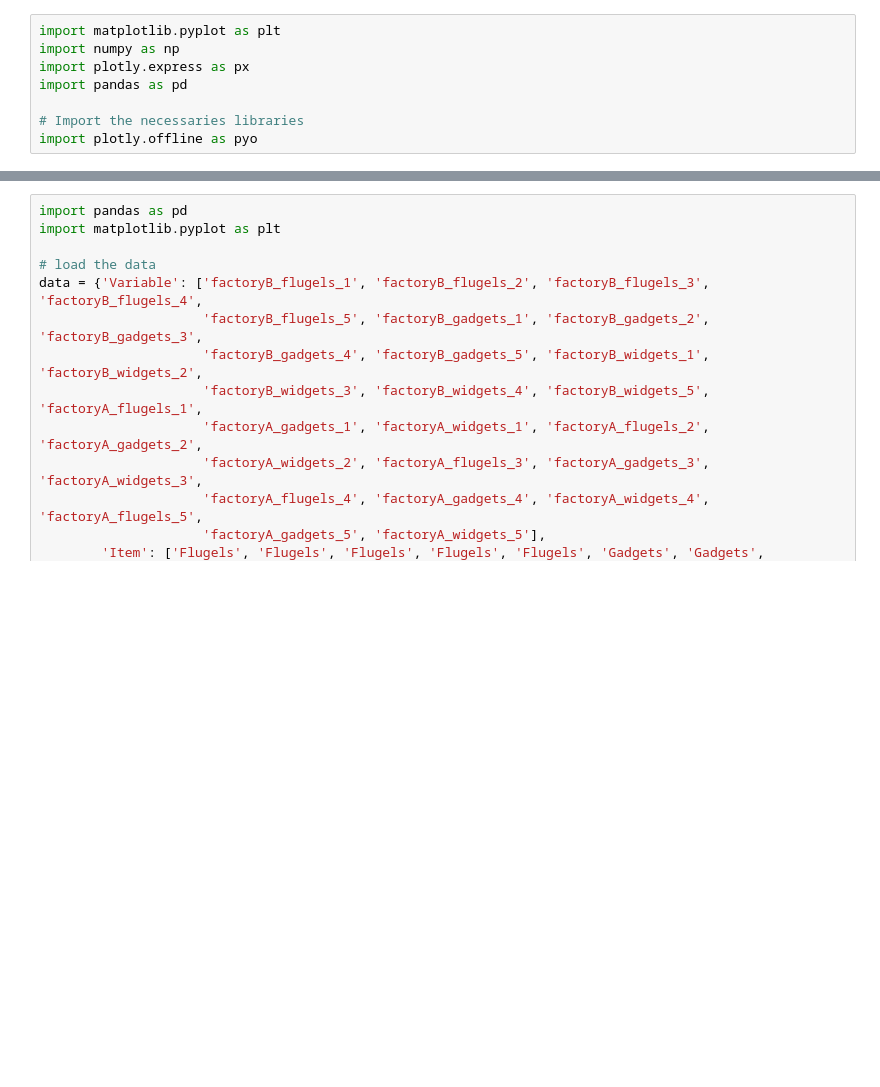
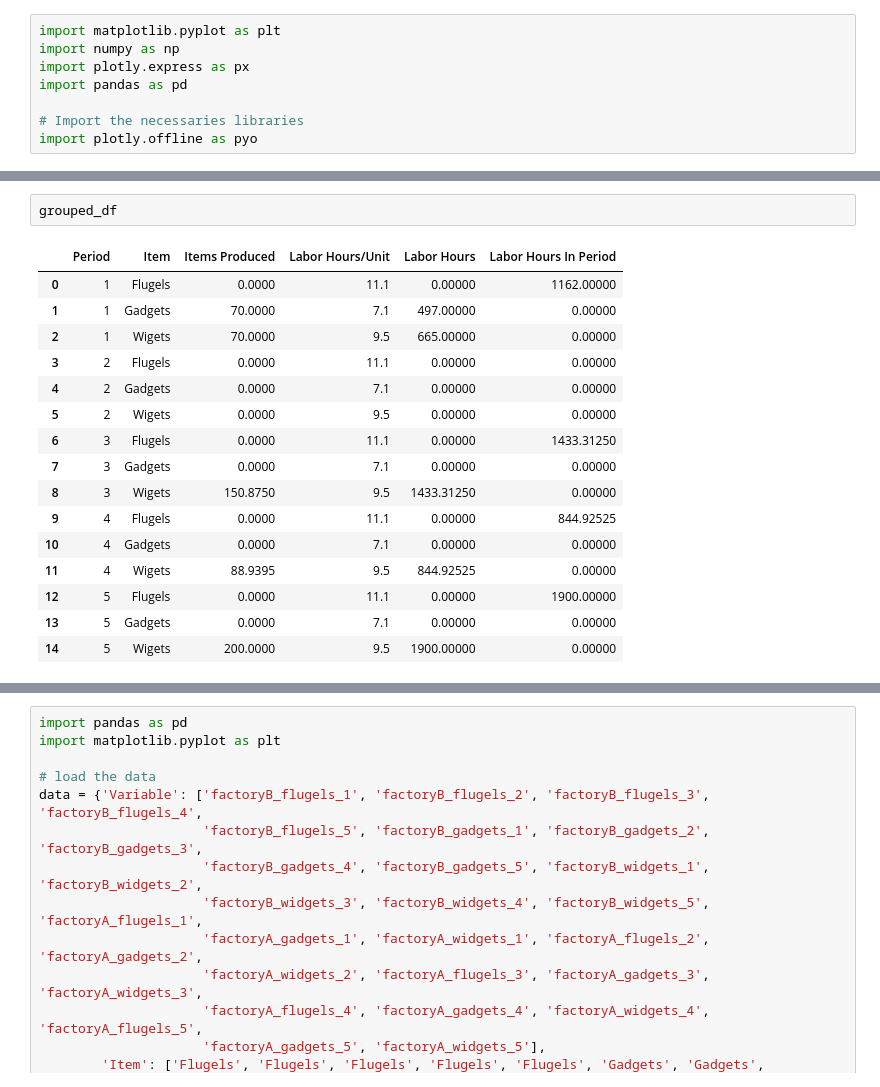
Before and after one commit to robords/msds460_final, a Jupyter notebook: Graphics.ipynb, the cells around one changed output, grey strips where cells are left out. Cells and saved outputs as stored; diff of their text form; blank space fills up the shorter version.

```diff
--- a/Graphics.ipynb
+++ b/Graphics.ipynb
@@ -94,3 +117,22 @@ plt.show()
+# %%
+grouped_df
+# %% [output]
+|  | Period | Item | Items Produced | Labor Hours/Unit | Labor Hours | Labor Hours In Period |
+| 0 | 1 | Flugels | 0.0000 | 11.1 | 0.00000 | 1162.00000 |
+| 1 | 1 | Gadgets | 70.0000 | 7.1 | 497.00000 | 0.00000 |
+| 2 | 1 | Wigets | 70.0000 | 9.5 | 665.00000 | 0.00000 |
+| 3 | 2 | Flugels | 0.0000 | 11.1 | 0.00000 | 0.00000 |
+| 4 | 2 | Gadgets | 0.0000 | 7.1 | 0.00000 | 0.00000 |
+| 5 | 2 | Wigets | 0.0000 | 9.5 | 0.00000 | 0.00000 |
+| 6 | 3 | Flugels | 0.0000 | 11.1 | 0.00000 | 1433.31250 |
+| 7 | 3 | Gadgets | 0.0000 | 7.1 | 0.00000 | 0.00000 |
+| 8 | 3 | Wigets | 150.8750 | 9.5 | 1433.31250 | 0.00000 |
+| 9 | 4 | Flugels | 0.0000 | 11.1 | 0.00000 | 844.92525 |
+| 10 | 4 | Gadgets | 0.0000 | 7.1 | 0.00000 | 0.00000 |
+| 11 | 4 | Wigets | 88.9395 | 9.5 | 844.92525 | 0.00000 |
+| 12 | 5 | Flugels | 0.0000 | 11.1 | 0.00000 | 1900.00000 |
+| 13 | 5 | Gadgets | 0.0000 | 7.1 | 0.00000 | 0.00000 |
+| 14 | 5 | Wigets | 200.0000 | 9.5 | 1900.00000 | 0.00000 |
 # %%
 # Group the data by period and item
 grouped_df = df.groupby(['Period', 'Item']).sum().reset_index()
```
Also changed, not shown: parts of 13 cells of this notebook, 2 other files.
